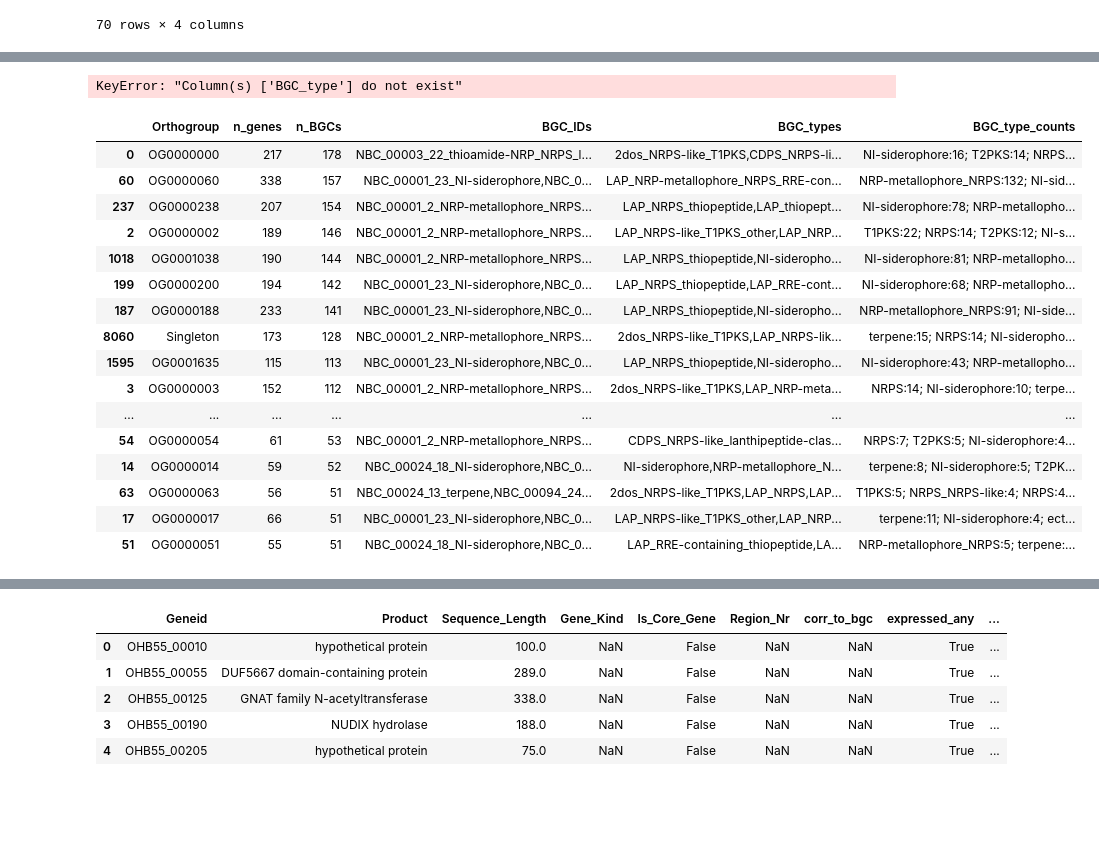
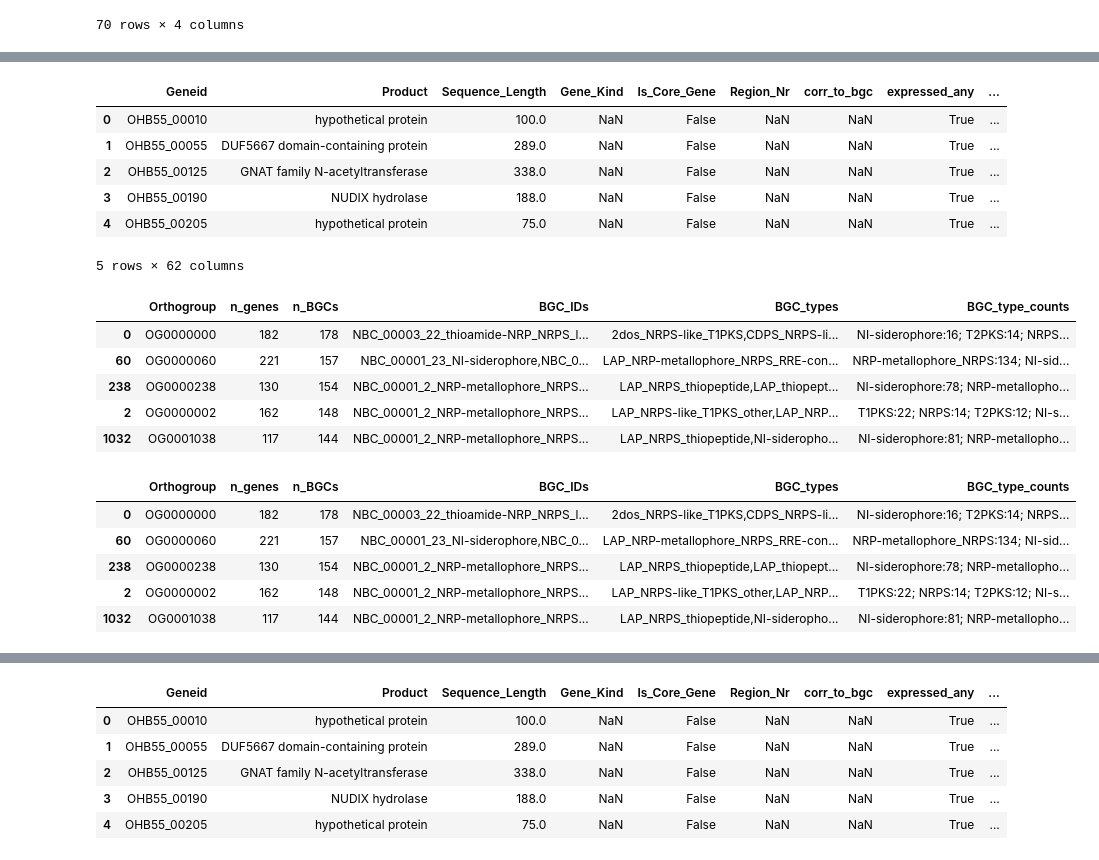
Before and after one commit to arudenko-2025/RNA-Seq-actinomycetota-data-analysis, a Jupyter notebook: jupyter_notebooks/13_iterative_WGCNA_summary_figures.ipynb, the cells around one changed output, grey strips where cells are left out. Saved outputs shown, nothing was run; the diff lists cells and outputs as text; code cells hidden in the pictures; blank space fills up the shorter version.

```diff
--- a/jupyter_notebooks/13_iterative_WGCNA_summary_figures.ipynb
+++ b/jupyter_notebooks/13_iterative_WGCNA_summary_figures.ipynb
@@ -499,15 +482,31 @@ og_counts
+# %%
+df.head()
+# %% [output]
+|  | Geneid | Product | Sequence_Length | Gene_Kind | Is_Core_Gene | Region_Nr | corr_to_bgc | expressed_any | ... |
+| 0 | OHB55_00010 | hypothetical protein | 100.0 | NaN | False | NaN | NaN | True | ... |
+| 1 | OHB55_00055 | DUF5667 domain-containing protein | 289.0 | NaN | False | NaN | NaN | True | ... |
+| 2 | OHB55_00125 | GNAT family N-acetyltransferase | 338.0 | NaN | False | NaN | NaN | True | ... |
+| 3 | OHB55_00190 | NUDIX hydrolase | 188.0 | NaN | False | NaN | NaN | True | ... |
+| 4 | OHB55_00205 | hypothetical protein | 75.0 | NaN | False | NaN | NaN | True | ... |
+5 rows × 62 columns
 # %%
+
 # -------------------------
 # ORTHOGROUP summary
 # -------------------------
+# Hypothetical proteins are kept for orthogroup-level summaries.
+
 orthogroup_bgc_summary = (
-    df[df["Orthogroup"].notna()]
+    orthogroup_df[
+        orthogroup_df["Orthogroup"].notna()
+        & (orthogroup_df["Orthogroup"].astype(str).str.strip() != "Singleton")
+    ]
     .groupby("Orthogroup")
     .agg(
-        n_genes=("Geneid", "count"),
+        n_genes=("Geneid", "nunique"),
         n_BGCs=("relevant_BGC_ID", "nunique"),
-        BGC_IDs=("relevant_BGC_ID", lambda x: ",".join(sorted(set(x.dropna())))),
-        BGC_types=("BGC_type", lambda x: ",".join(sorted(set(x.dropna())))),
+        BGC_IDs=("relevant_BGC_ID", lambda x: ",".join(sorted(set(x.dropna().astype(str))))),
+        BGC_types=("BGC_type", lambda x: ",".join(sorted(set(x.dropna().astype(str))))),
         BGC_type_counts=("BGC_type", bgc_type_counts),
     )
     .reset_index()
@@ -516,26 +515,20 @@ orthogroup_bgc_summary = (
 
 orthogroup_bgc_summary.head()
 # %% [output]
-KeyError: "Column(s) ['BGC_type'] do not exist"
+|  | Orthogroup | n_genes | n_BGCs | BGC_IDs | BGC_types | BGC_type_counts |
+| 0 | OG0000000 | 182 | 178 | NBC_00003_22_thioamide-NRP_NRPS_l... | 2dos_NRPS-like_T1PKS,CDPS_NRPS-li... | NI-siderophore:16; T2PKS:14; NRPS... |
+| 60 | OG0000060 | 221 | 157 | NBC_00001_23_NI-siderophore,NBC_0... | LAP_NRP-metallophore_NRPS_RRE-con... | NRP-metallophore_NRPS:134; NI-sid... |
+| 238 | OG0000238 | 130 | 154 | NBC_00001_2_NRP-metallophore_NRPS... | LAP_NRPS_thiopeptide,LAP_thiopept... | NI-siderophore:78; NRP-metallopho... |
+| 2 | OG0000002 | 162 | 148 | NBC_00001_2_NRP-metallophore_NRPS... | LAP_NRPS-like_T1PKS_other,LAP_NRP... | T1PKS:22; NRPS:14; T2PKS:12; NI-s... |
+| 1032 | OG0001038 | 117 | 144 | NBC_00001_2_NRP-metallophore_NRPS... | LAP_NRPS_thiopeptide,NI-sideropho... | NI-siderophore:81; NRP-metallopho... |
 # %%
 
-orthogroup_bgc_summary.head(50)
+orthogroup_bgc_summary.head()
 # %% [output]
 |  | Orthogroup | n_genes | n_BGCs | BGC_IDs | BGC_types | BGC_type_counts |
-| 0 | OG0000000 | 217 | 178 | NBC_00003_22_thioamide-NRP_NRPS_l... | 2dos_NRPS-like_T1PKS,CDPS_NRPS-li... | NI-siderophore:16; T2PKS:14; NRPS... |
-| 60 | OG0000060 | 338 | 157 | NBC_00001_23_NI-siderophore,NBC_0... | LAP_NRP-metallophore_NRPS_RRE-con... | NRP-metallophore_NRPS:132; NI-sid... |
-| 237 | OG0000238 | 207 | 154 | NBC_00001_2_NRP-metallophore_NRPS... | LAP_NRPS_thiopeptide,LAP_thiopept... | NI-siderophore:78; NRP-metallopho... |
-| 2 | OG0000002 | 189 | 146 | NBC_00001_2_NRP-metallophore_NRPS... | LAP_NRPS-like_T1PKS_other,LAP_NRP... | T1PKS:22; NRPS:14; T2PKS:12; NI-s... |
-| 1018 | OG0001038 | 190 | 144 | NBC_00001_2_NRP-metallophore_NRPS... | LAP_NRPS_thiopeptide,NI-sideropho... | NI-siderophore:81; NRP-metallopho... |
-| 199 | OG0000200 | 194 | 142 | NBC_00001_23_NI-siderophore,NBC_0... | LAP_NRPS_thiopeptide,LAP_RRE-cont... | NI-siderophore:68; NRP-metallopho... |
-| 187 | OG0000188 | 233 | 141 | NBC_00001_23_NI-siderophore,NBC_0... | LAP_NRPS_thiopeptide,NI-sideropho... | NRP-metallophore_NRPS:91; NI-side... |
-| 8060 | Singleton | 173 | 128 | NBC_00001_2_NRP-metallophore_NRPS... | 2dos_NRPS-like_T1PKS,LAP_NRPS-lik... | terpene:15; NRPS:14; NI-sideropho... |
-| 1595 | OG0001635 | 115 | 113 | NBC_00001_23_NI-siderophore,NBC_0... | LAP_NRPS_thiopeptide,NI-sideropho... | NI-siderophore:43; NRP-metallopho... |
-| 3 | OG0000003 | 152 | 112 | NBC_00001_2_NRP-metallophore_NRPS... | 2dos_NRPS-like_T1PKS,LAP_NRP-meta... | NRPS:14; NI-siderophore:10; terpe... |
-| ... | ... | ... | ... | ... | ... | ... |
-| 54 | OG0000054 | 61 | 53 | NBC_00001_2_NRP-metallophore_NRPS... | CDPS_NRPS-like_lanthipeptide-clas... | NRPS:7; T2PKS:5; NI-siderophore:4... |
-| 14 | OG0000014 | 59 | 52 | NBC_00024_18_NI-siderophore,NBC_0... | NI-siderophore,NRP-metallophore_N... | terpene:8; NI-siderophore:5; T2PK... |
-| 63 | OG0000063 | 56 | 51 | NBC_00024_13_terpene,NBC_00094_24... | 2dos_NRPS-like_T1PKS,LAP_NRPS,LAP... | T1PKS:5; NRPS_NRPS-like:4; NRPS:4... |
-| 17 | OG0000017 | 66 | 51 | NBC_00001_23_NI-siderophore,NBC_0... | LAP_NRPS-like_T1PKS_other,LAP_NRP... | terpene:11; NI-siderophore:4; ect... |
-| 51 | OG0000051 | 55 | 51 | NBC_00024_18_NI-siderophore,NBC_0... | LAP_RRE-containing_thiopeptide,LA... | NRP-metallophore_NRPS:5; terpene:... |
+| 0 | OG0000000 | 182 | 178 | NBC_00003_22_thioamide-NRP_NRPS_l... | 2dos_NRPS-like_T1PKS,CDPS_NRPS-li... | NI-siderophore:16; T2PKS:14; NRPS... |
+| 60 | OG0000060 | 221 | 157 | NBC_00001_23_NI-siderophore,NBC_0... | LAP_NRP-metallophore_NRPS_RRE-con... | NRP-metallophore_NRPS:134; NI-sid... |
+| 238 | OG0000238 | 130 | 154 | NBC_00001_2_NRP-metallophore_NRPS... | LAP_NRPS_thiopeptide,LAP_thiopept... | NI-siderophore:78; NRP-metallopho... |
+| 2 | OG0000002 | 162 | 148 | NBC_00001_2_NRP-metallophore_NRPS... | LAP_NRPS-like_T1PKS_other,LAP_NRP... | T1PKS:22; NRPS:14; T2PKS:12; NI-s... |
+| 1032 | OG0001038 | 117 | 144 | NBC_00001_2_NRP-metallophore_NRPS... | LAP_NRPS_thiopeptide,NI-sideropho... | NI-siderophore:81; NRP-metallopho... |
 # %%
```
Also changed, not shown: parts of 56 cells of this notebook.
